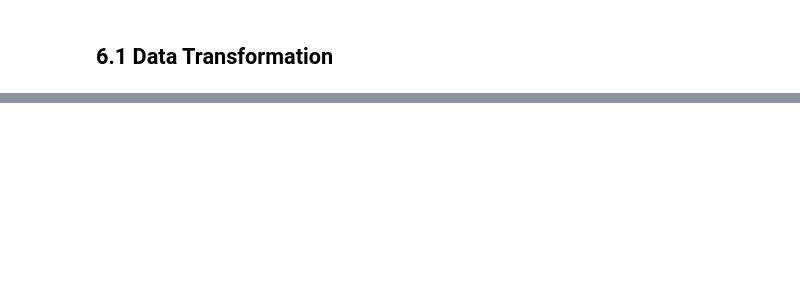
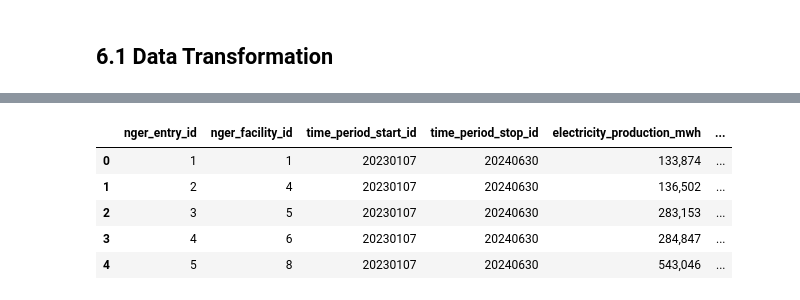
Before and after one commit to mnaufaldr01/de-assignment-1, a Jupyter notebook: assignment1.ipynb, the cells around one changed output, grey strips where cells are left out. Drawn from its saved outputs; the diff is of its cells as text; code cells hidden in the pictures; blank space fills up the shorter version.

```diff
--- a/assignment1.ipynb
+++ b/assignment1.ipynb
@@ -1316,0 +1474,90 @@ cer_df
+# %%
+# Transform the detail NGER data for loading into the fact_nger_metrics table
+
+# Ensure location_id stays null if NaN, otherwise convert to string
+nger_df['location_id'] = nger_df['location_id'].apply(
+    lambda x: str(int(x)) if pd.notna(x) and isinstance(x, (float, int)) and x.is_integer() else str(x) if pd.notna(x) else np.nan
+)
+
+# Replace NaN values in the grouping columns with 'None' as a placeholder
+nger_df['reporting_entity'] = nger_df['reporting_entity'].fillna('None')
+nger_df['facility_name'] = nger_df['facility_name'].fillna('None')
+nger_df['type'] = nger_df['type'].fillna('None')
+nger_df['grid'] = nger_df['grid'].fillna('None')
+nger_df['fuel_id'] = nger_df['fuel_id'].fillna('None')
+nger_df['location_id'] = nger_df['location_id'].fillna('None')
+
+# Create composite key, skipping NaN values for each column
+nger_df['composite_key'] = nger_df.apply(
+    lambda row: '_'.join(
+        [str(row['reporting_entity']) if pd.notna(row['reporting_entity']) else '',
+         str(row['facility_name']) if pd.notna(row['facility_name']) else '',
+         str(row['type']) if pd.notna(row['type']) else '',
+         str(row['grid']) if pd.notna(row['grid']) else '',
+         str(row['fuel_id']) if pd.notna(row['fuel_id']) else '',
+         str(row['location_id']) if pd.notna(row['location_id']) else '']
+    ), axis=1
+)
+
+# Clean up the composite_key by removing unnecessary leading/trailing underscores
+nger_df['composite_key'] = nger_df['composite_key'].str.strip('_')
+
+# Now, merge with dim_nger_facility to get the nger_facility_id
+temp_dim_nger_facility = dim_nger_facility_copy.copy()
+
+# Create composite key for temp_dim_nger_facility
+temp_dim_nger_facility['composite_key'] = temp_dim_nger_facility.apply(
+    lambda row: '_'.join(
+        [str(row['reporting_entity']) if pd.notna(row['reporting_entity']) else '',
+         str(row['facility_name']) if pd.notna(row['facility_name']) else '',
+         str(row['type']) if pd.notna(row['type']) else '',
+         str(row['grid']) if pd.notna(row['grid']) else '',
+         str(row['fuel_id']) if pd.notna(row['fuel_id']) else '',
+         str(row['location_id']) if pd.notna(row['location_id']) else '']
+    ), axis=1
+)
+
+# Clean up the composite_key by removing unnecessary leading/trailing underscores
+temp_dim_nger_facility['composite_key'] = temp_dim_nger_facility['composite_key'].str.strip('_')
+
+# Convert 'None' placeholders back to NaN for 'fuel_id' and 'location_id'
+nger_df['fuel_id'] = nger_df['fuel_id'].replace('None', np.nan).astype('Int64')
+nger_df['location_id'] = nger_df['location_id'].replace('None', np.nan).astype('Int64')
+
+# Now, merge cer_df with dim_nger_facility to get the nger_facility_id based on composite_key
+nger_df = nger_df.merge(temp_dim_nger_facility[['composite_key', 'nger_facility_id']],
+                        how='left',
+                        left_on='composite_key',
+                        right_on='composite_key')
+
+# Assign a unique nger_entry_id to each row
+nger_df['nger_entry_id'] = range(1, len(nger_df) + 1)
+
+# Create time_id (in YYYYMMDD format) for time_period_start and time_period_stop, leaving NaN as null
+nger_df['time_period_start_id'] = nger_df['time_period_start'].apply(
+    lambda x: x.strftime('%Y%m%d') if pd.notna(x) else np.nan
+).astype('Int64')
+
+nger_df['time_period_stop_id'] = nger_df['time_period_stop'].apply(
+    lambda x: x.strftime('%Y%m%d') if pd.notna(x) else np.nan
+).astype('Int64')
+
+# Rename the columns
+nger_df = nger_df.rename(columns={
+    'total_scope_1_emissions_t_co2_e': 'total_co2_emissions_tons_scope_1',
+    'total_scope_2_emissions_t_co2_e': 'total_co2_emissions_tons_scope_2',
+    'total_emissions_t_co2_e': 'total_co2_emissiions_tons'
+})
+
+# Reorder columns to match desired structure for dim_time
+fact_nger_metrics = nger_df[['nger_entry_id', 'nger_facility_id', 'time_period_start_id', 'time_period_stop_id', 'electricity_production_mwh', 'electricity_production_gj', 'total_co2_emissions_tons_scope_1', 'total_co2_emissions_tons_scope_2', 'total_co2_emissiions_tons', 'emission_intensity_t_co2_emwh']]
+
+# Final dim_nger_facility table
+fact_nger_metrics.head()
+# %% [output]
+|  | nger_entry_id | nger_facility_id | time_period_start_id | time_period_stop_id | electricity_production_mwh | ... |
+| 0 | 1 | 1 | 20230107 | 20240630 | 133,874 | ... |
+| 1 | 2 | 4 | 20230107 | 20240630 | 136,502 | ... |
+| 2 | 3 | 5 | 20230107 | 20240630 | 283,153 | ... |
+| 3 | 4 | 6 | 20230107 | 20240630 | 284,847 | ... |
+| 4 | 5 | 8 | 20230107 | 20240630 | 543,046 | ... |
```
Also changed, not shown: parts of 11 cells of this notebook.
